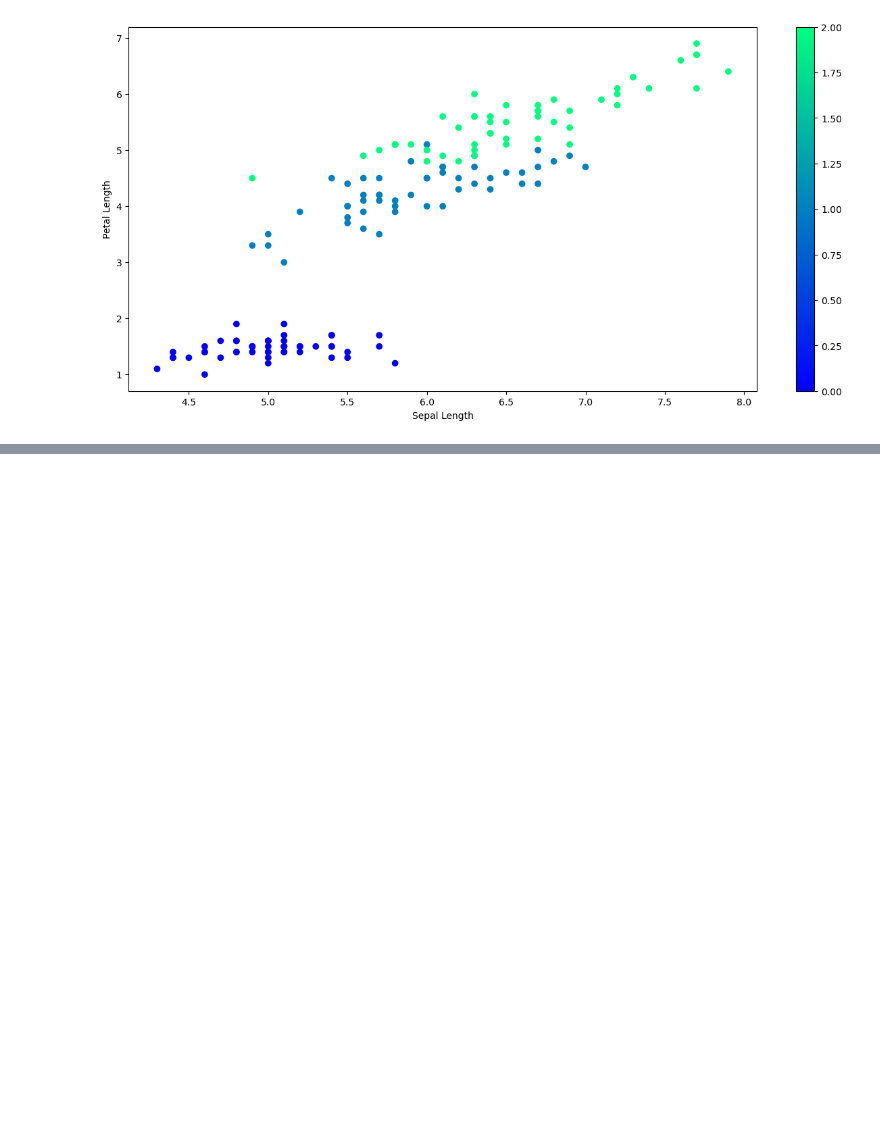
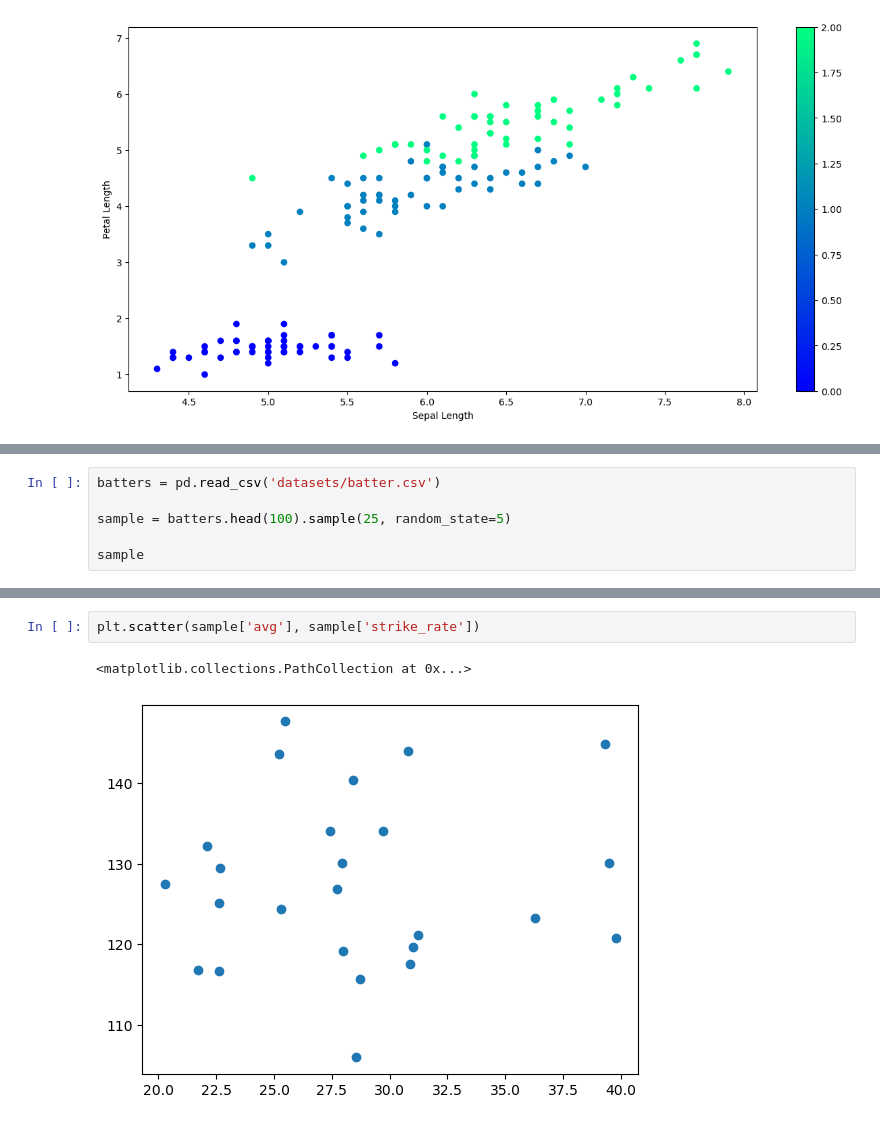
Before and after one commit to shubhammgits/Python-DS-AIML, a Jupyter notebook: MATPLOTLIB/advanced.ipynb, the cells around one changed output, grey strips where cells are left out. Saved outputs shown, nothing was run; the diff lists cells and outputs as text; blank space fills up the shorter version.

```diff
--- a/MATPLOTLIB/advanced.ipynb
+++ b/MATPLOTLIB/advanced.ipynb
@@ -58,0 +61,6 @@ plt.colorbar()
+# %%
+batters = pd.read_csv('datasets/batter.csv')
+
+sample = batters.head(100).sample(25, random_state=5)
+
+sample
@@ -58,0 +85,5 @@ plt.colorbar()
+# %%
+plt.scatter(sample['avg'], sample['strike_rate'])
+# %% [output]
+<matplotlib.collections.PathCollection at 0x...>
+[figure, added]
```
Also changed, not shown: parts of 3 cells of this notebook.
